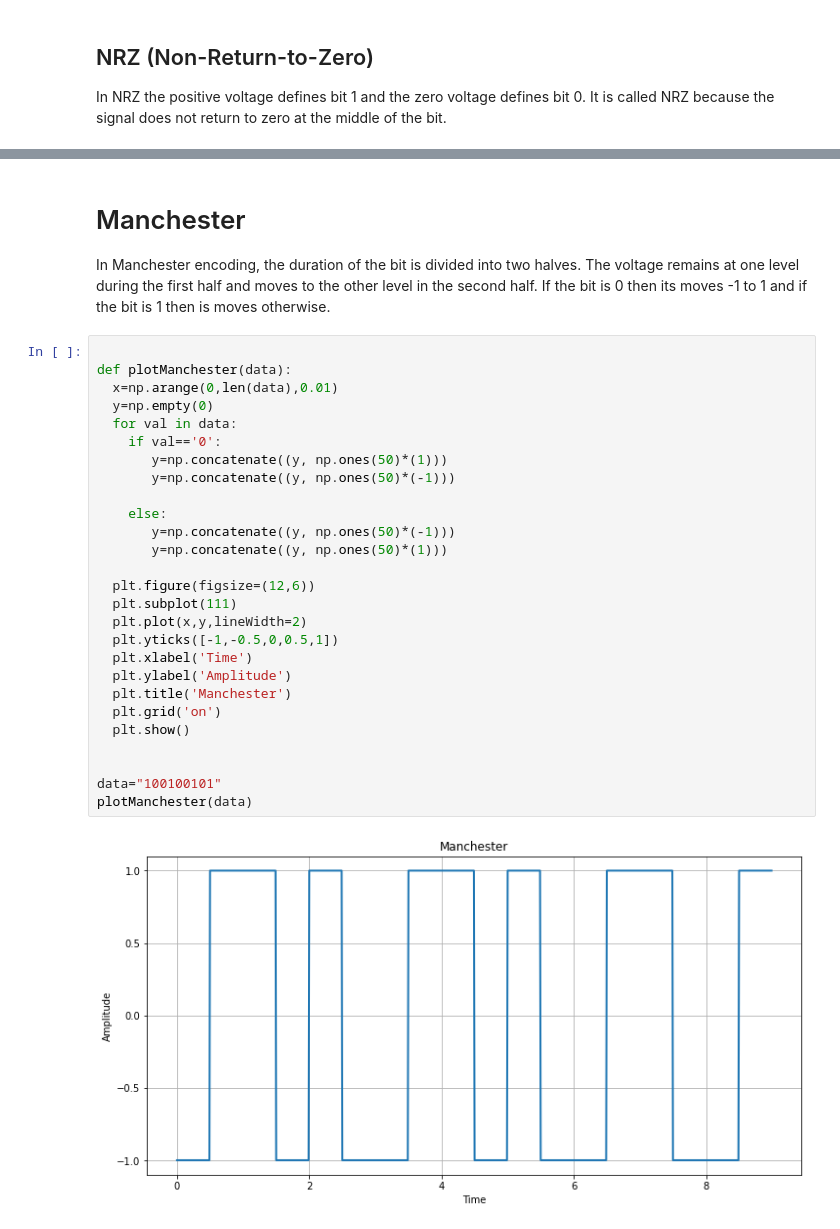
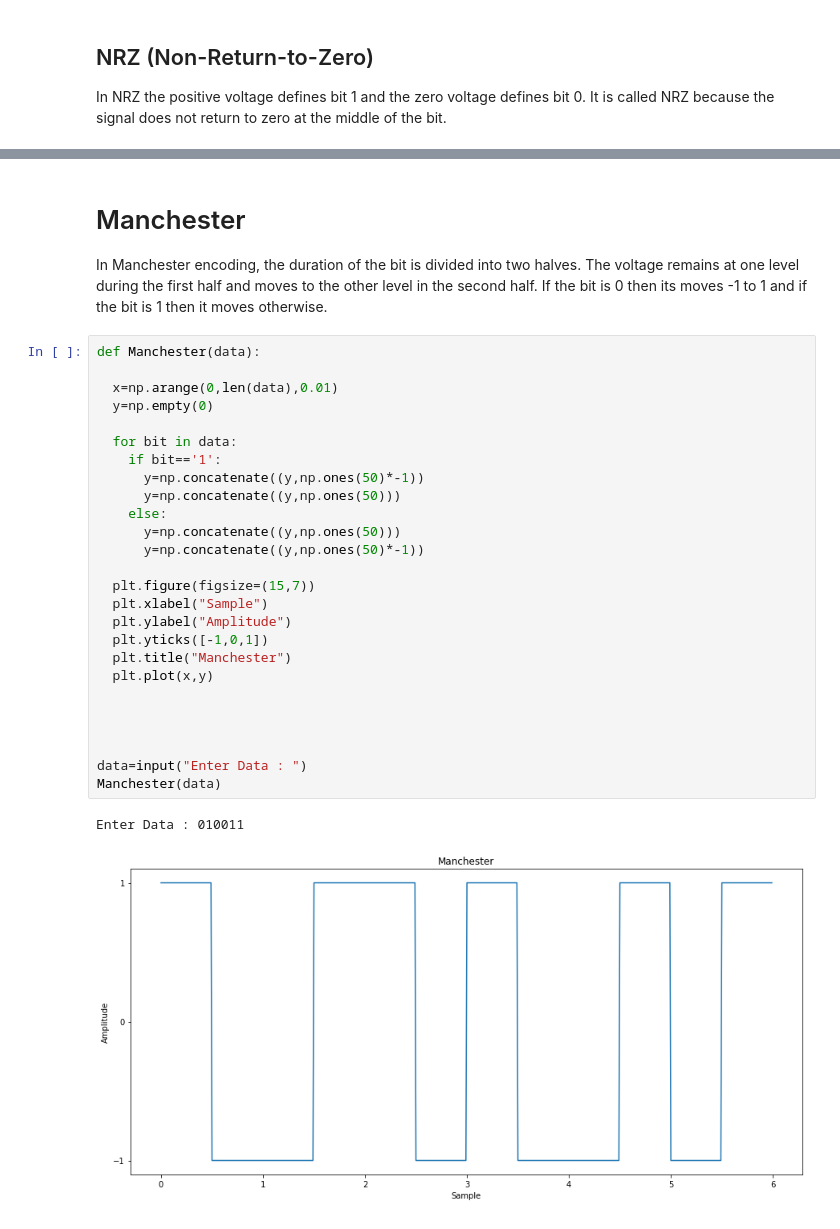
Before and after one commit to 2018331056shanto/Communication-Engineering-Lab, a Jupyter notebook: Digital_to_Digital_Signal_Conversion.ipynb, the cells around one changed output, grey strips where cells are left out. Saved outputs shown, nothing was run; the diff lists cells and outputs as text.

Commit message:
Line codding

```diff
--- a/Digital_to_Digital_Signal_Conversion.ipynb
+++ b/Digital_to_Digital_Signal_Conversion.ipynb
@@ -73,36 +73,36 @@ plotNrzL(data)
 # Manchester
 In Manchester encoding, the duration of the bit is divided into two halves.
 The voltage remains at one level during the first half and moves to the other level in the second half.
-If the bit is 0 then its moves -1 to 1 and if the bit is 1 then is moves otherwise.
+If the bit is 0 then its moves -1 to 1 and if the bit is 1 then it moves otherwise.
 # %%
+def Manchester(data):
 
-def plotManchester(data):
   x=np.arange(0,len(data),0.01)
   y=np.empty(0)
-  for val in data:
-    if val=='0':
-       y=np.concatenate((y, np.ones(50)*(1)))
-       y=np.concatenate((y, np.ones(50)*(-1)))
 
+  for bit in data:
+    if bit=='1':
+      y=np.concatenate((y,np.ones(50)*-1))
+      y=np.concatenate((y,np.ones(50)))
     else:
-       y=np.concatenate((y, np.ones(50)*(-1)))
-       y=np.concatenate((y, np.ones(50)*(1)))
+      y=np.concatenate((y,np.ones(50)))
+      y=np.concatenate((y,np.ones(50)*-1))
 
-  plt.figure(figsize=(12,6))
-  plt.subplot(111)
-  plt.plot(x,y,lineWidth=2)
-  plt.yticks([-1,-0.5,0,0.5,1])
-  plt.xlabel('Time')
-  plt.ylabel('Amplitude')
-  plt.title('Manchester')
-  plt.grid('on')
-  plt.show()
+  plt.figure(figsize=(15,7))
+  plt.xlabel("Sample")
+  plt.ylabel("Amplitude")
+  plt.yticks([-1,0,1])
+  plt.title("Manchester")
+  plt.plot(x,y)
 
 
-data="100100101"
-plotManchester(data)
+
+
+data=input("Enter Data : ")
+Manchester(data)
 # %% [output]
+Enter Data : 010011
-[figure, old version]
+[figure, new version]
 # %% [markdown]
 # Differential Manchester
 
```
Also changed, not shown: parts of 6 cells of this notebook.
